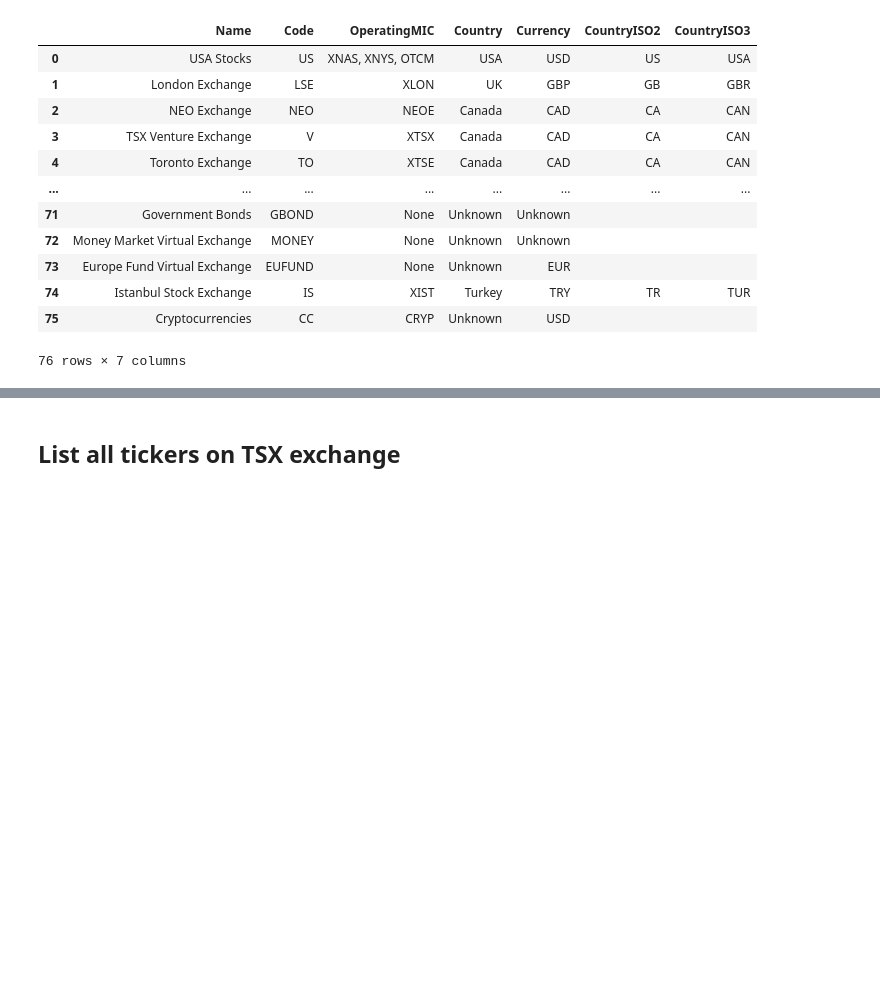
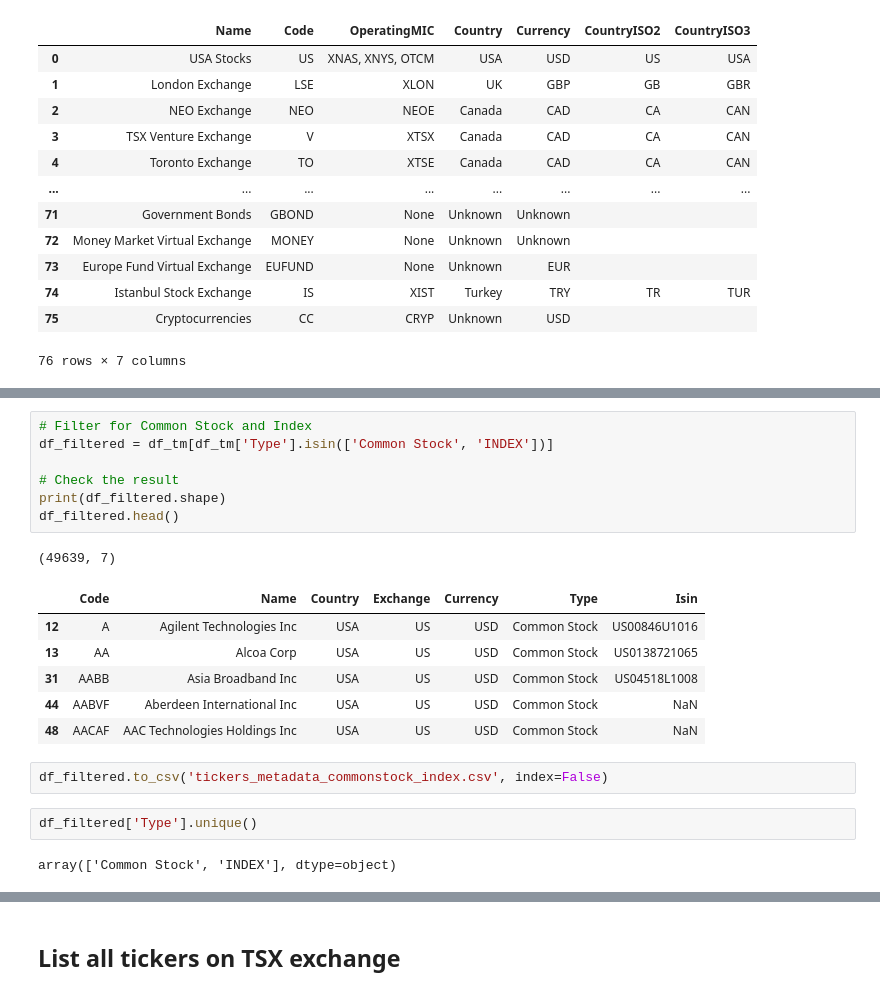
Before and after one commit to chain-08/lens, a Jupyter notebook: notebooks/pipelines/eod_endpoints.ipynb, the cells around one changed output, grey strips where cells are left out. Drawn from its saved outputs; the diff is of its cells as text; blank space fills up the shorter version.

```diff
--- a/notebooks/pipelines/eod_endpoints.ipynb
+++ b/notebooks/pipelines/eod_endpoints.ipynb
@@ -73,0 +161,21 @@ df_exchanges[df_exchanges['Country'].isin(countries)]
+# %%
+# Filter for Common Stock and Index
+df_filtered = df_tm[df_tm['Type'].isin(['Common Stock', 'INDEX'])]
+
+# Check the result
+print(df_filtered.shape)
+df_filtered.head()
+# %% [output]
+(49639, 7)
+|  | Code | Name | Country | Exchange | Currency | Type | Isin |
+| 12 | A | Agilent Technologies Inc | USA | US | USD | Common Stock | US00846U1016 |
+| 13 | AA | Alcoa Corp | USA | US | USD | Common Stock | US0138721065 |
+| 31 | AABB | Asia Broadband Inc | USA | US | USD | Common Stock | US04518L1008 |
+| 44 | AABVF | Aberdeen International Inc | USA | US | USD | Common Stock | NaN |
+| 48 | AACAF | AAC Technologies Holdings Inc | USA | US | USD | Common Stock | NaN |
+# %%
+df_filtered.to_csv('tickers_metadata_commonstock_index.csv', index=False)
+# %%
+df_filtered['Type'].unique()
+# %% [output]
+array(['Common Stock', 'INDEX'], dtype=object)
```
Also changed, not shown: parts of 26 cells of this notebook, 2 other files.
